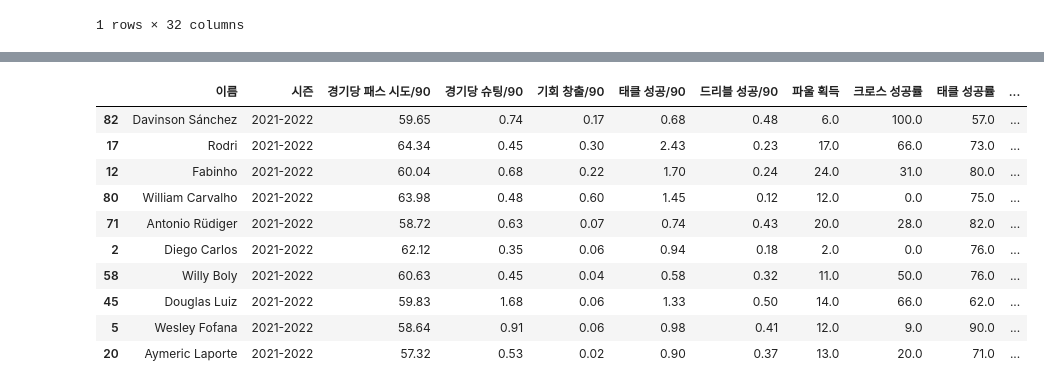
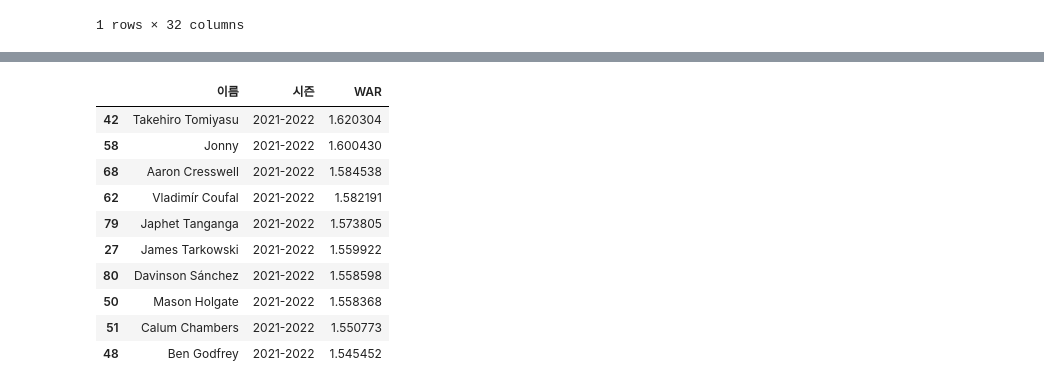
Before and after one commit to YongJaeJung/FM_DA_Project, a Jupyter notebook: 08.선수별_WAR_측정기-수비수.ipynb, the cells around one changed output, grey strips where cells are left out. Cells and saved outputs as stored; diff of their text form; code cells hidden in the pictures.

```diff
--- a/08.선수별_WAR_측정기-수비수.ipynb
+++ b/08.선수별_WAR_측정기-수비수.ipynb
@@ -64,3 +125,3 @@ features = ('PAWAAK','SAWG','기회 창출/90','드리블 성공/90','반칙 수
 # %%
-midfielder_df.loc[:,features] = midfielder_qt.transform(midfielder_df.loc[:,features])
+defender_df.loc[:,independent_value] = defender_qt.transform(defender_df.loc[:,independent_value])
 # %%
@@ -68,4 +128,0 @@ midfielder_df = midfielder_df.reset_index(drop=True)
-# %%
-defender_df.loc[:,outlier_features] = defender_qt.transform(defender_df.loc[:,outlier_features])
-defender_df.loc[:,nonoutlier_features] = defender_ss.transform(defender_df.loc[:,nonoutlier_features])
-defender_df.loc[:,order_features] = defender_mm.transform(defender_df.loc[:,order_features])
@@ -74,5 +129,4 @@ defender_df = defender_df.reset_index(drop=True)
 # %%
-good_features = ['경기당 패스 시도/90','경기당 슈팅/90','기회 창출/90','태클 성공/90',
-                 '드리블 성공/90','파울 획득','크로스 성공률','태클 성공률','인터셉트/90']
+good_features = ('드리블 성공/90','골','키패스/90','파울 획득','HA','도움','경기당 슈팅/90','태클','크로스 성공률','기회 창출/90')
 # %%
 defender_df['예측PPG']=defender_model.predict(tf.constant(defender_df.loc[:,good_features].values))
@@ -132,18 +168,16 @@ defender_df.sort_values(by='WAR',ascending=False).head(60)
 # %%
-defender_df.loc[:,outlier_features] = defender_qt.inverse_transform(defender_df.loc[:,outlier_features])
-defender_df.loc[:,nonoutlier_features] = defender_ss.inverse_transform(defender_df.loc[:,nonoutlier_features])
-defender_df.loc[:,order_features] = defender_mm.inverse_transform(defender_df.loc[:,order_features])
+defender_df.loc[:,independent_value] = defender_qt.inverse_transform(defender_df.loc[:,independent_value])
 # %%
-defender_df[['이름','시즌','경기당 패스 시도/90','경기당 슈팅/90','기회 창출/90','태클 성공/90','드리블 성공/90','파울 획득','크로스 성공률','태클 성공률','인터셉트/90','WAR']].sort_values(by='WAR',ascending=False).head(10)
+defender_df[['이름','시즌','WAR']].sort_values(by='WAR',ascending=False).head(10)
 # %% [output]
-|  | 이름 | 시즌 | 경기당 패스 시도/90 | 경기당 슈팅/90 | 기회 창출/90 | 태클 성공/90 | 드리블 성공/90 | 파울 획득 | 크로스 성공률 | 태클 성공률 | ... |
-| 82 | Davinson Sánchez | 2021-2022 | 59.65 | 0.74 | 0.17 | 0.68 | 0.48 | 6.0 | 100.0 | 57.0 | ... |
-| 17 | Rodri | 2021-2022 | 64.34 | 0.45 | 0.30 | 2.43 | 0.23 | 17.0 | 66.0 | 73.0 | ... |
-| 12 | Fabinho | 2021-2022 | 60.04 | 0.68 | 0.22 | 1.70 | 0.24 | 24.0 | 31.0 | 80.0 | ... |
-| 80 | William Carvalho | 2021-2022 | 63.98 | 0.48 | 0.60 | 1.45 | 0.12 | 12.0 | 0.0 | 75.0 | ... |
-| 71 | Antonio Rüdiger | 2021-2022 | 58.72 | 0.63 | 0.07 | 0.74 | 0.43 | 20.0 | 28.0 | 82.0 | ... |
-| 2 | Diego Carlos | 2021-2022 | 62.12 | 0.35 | 0.06 | 0.94 | 0.18 | 2.0 | 0.0 | 76.0 | ... |
-| 58 | Willy Boly | 2021-2022 | 60.63 | 0.45 | 0.04 | 0.58 | 0.32 | 11.0 | 50.0 | 76.0 | ... |
-| 45 | Douglas Luiz | 2021-2022 | 59.83 | 1.68 | 0.06 | 1.33 | 0.50 | 14.0 | 66.0 | 62.0 | ... |
-| 5 | Wesley Fofana | 2021-2022 | 58.64 | 0.91 | 0.06 | 0.98 | 0.41 | 12.0 | 9.0 | 90.0 | ... |
-| 20 | Aymeric Laporte | 2021-2022 | 57.32 | 0.53 | 0.02 | 0.90 | 0.37 | 13.0 | 20.0 | 71.0 | ... |
+|  | 이름 | 시즌 | WAR |
+| 42 | Takehiro Tomiyasu | 2021-2022 | 1.620304 |
+| 58 | Jonny | 2021-2022 | 1.600430 |
+| 68 | Aaron Cresswell | 2021-2022 | 1.584538 |
+| 62 | Vladimír Coufal | 2021-2022 | 1.582191 |
+| 79 | Japhet Tanganga | 2021-2022 | 1.573805 |
+| 27 | James Tarkowski | 2021-2022 | 1.559922 |
+| 80 | Davinson Sánchez | 2021-2022 | 1.558598 |
+| 50 | Mason Holgate | 2021-2022 | 1.558368 |
+| 51 | Calum Chambers | 2021-2022 | 1.550773 |
+| 48 | Ben Godfrey | 2021-2022 | 1.545452 |
```
Also changed, not shown: parts of 16 cells of this notebook, 1 other file.
